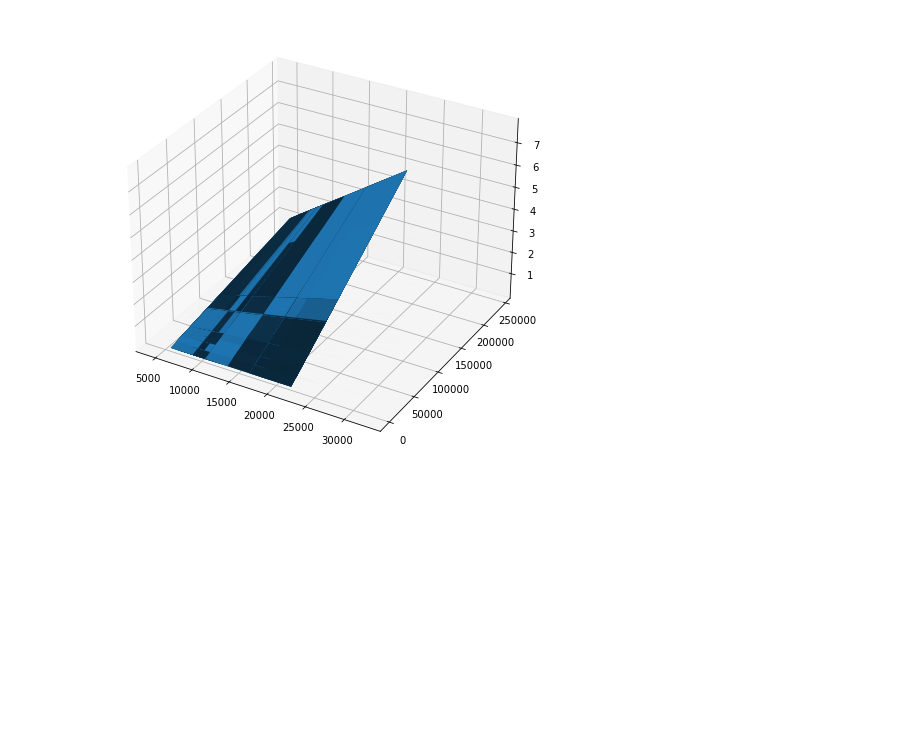
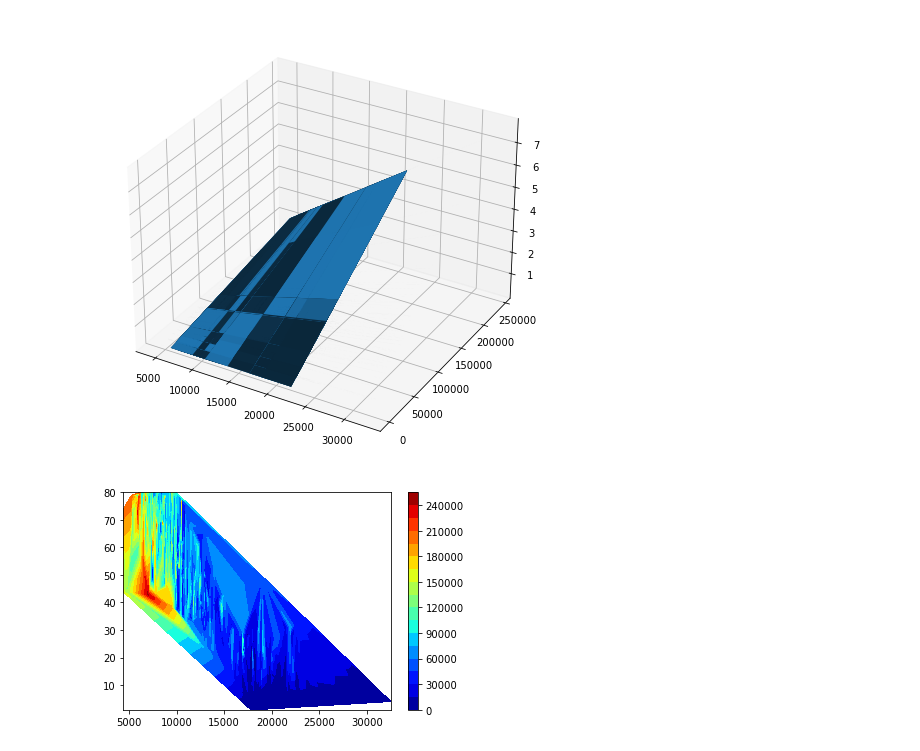
Before and after one commit to ShivamMenda/ML-Lab, a Jupyter notebook: Program 2/plot 2nd prog.ipynb, the cells around one changed output. Saved outputs shown, nothing was run; the diff lists cells and outputs as text; code cells hidden in the pictures; blank space fills up the shorter version.

```diff
--- a/Program 2/plot 2nd prog.ipynb
+++ b/Program 2/plot 2nd prog.ipynb
@@ -50,3 +50,12 @@ ax.plot_surface(xx,yy,z) # type: ignore
 plt.show()
 # %% [output]
 [figure]
+# %%
+x=data["Price"]
+y=data["Age"]
+z=data["KM"]
+c=plt.tricontourf(x,y,z,levels=20,cmap='jet')
+plt.colorbar(c)
+plt.show()
+# %% [output]
+[figure, added]
```
Also changed, not shown: parts of 1 cell of this notebook, 5 other files.
